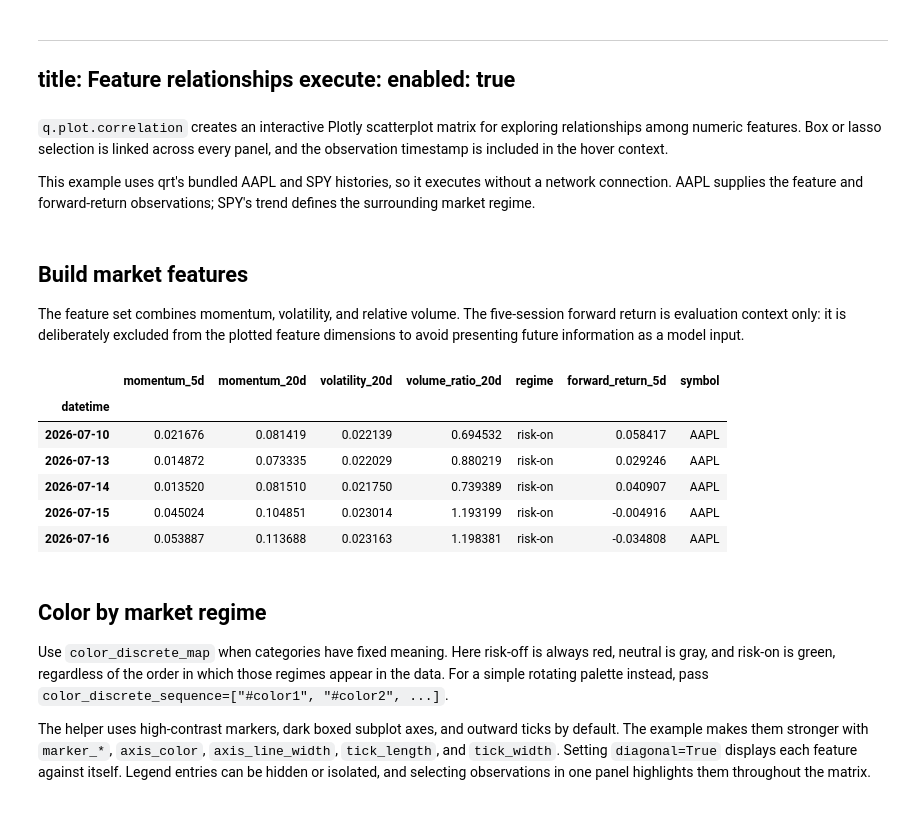
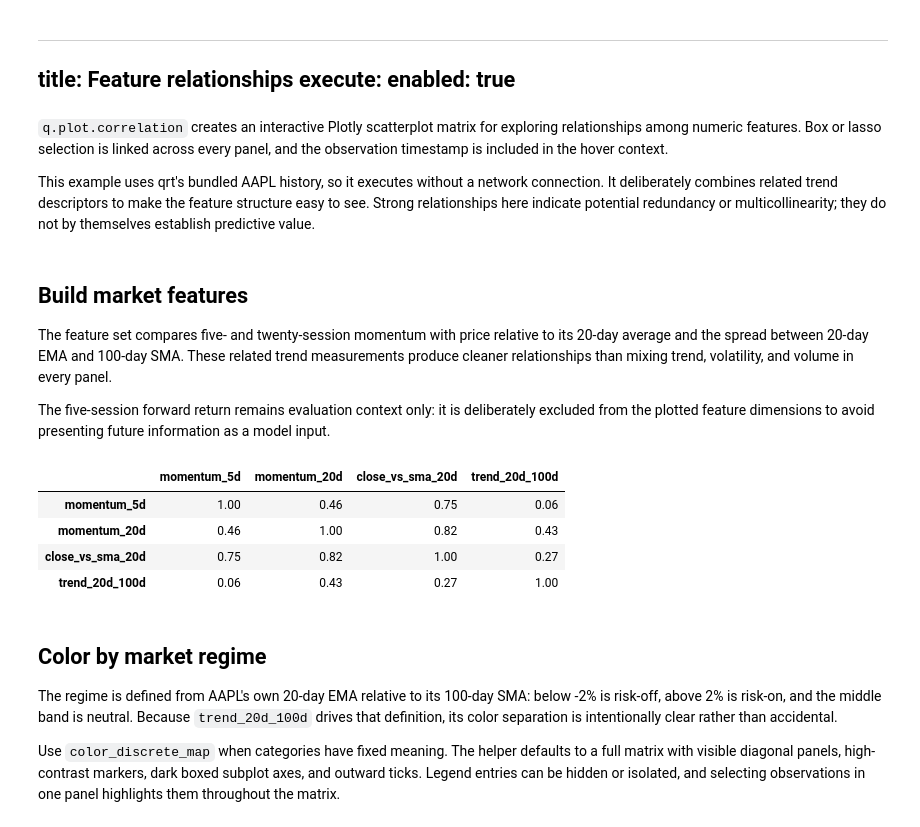
Before and after one commit to quantbert/qrt, a Jupyter notebook: docs/plot/correlation.ipynb, the cells around one changed output. Cells and saved outputs as stored; diff of their text form; code cells hidden in the pictures.

```diff
--- a/docs/plot/correlation.ipynb
+++ b/docs/plot/correlation.ipynb
@@ -7,62 +7,63 @@ execute:
 # %% [markdown]
 `q.plot.correlation` creates an interactive Plotly scatterplot matrix for exploring relationships among numeric features. Box or lasso selection is linked across every panel, and the observation timestamp is included in the hover context.
 
-This example uses qrt's bundled AAPL and SPY histories, so it executes without a network connection. AAPL supplies the feature and forward-return observations; SPY's trend defines the surrounding market regime.
+This example uses qrt's bundled AAPL history, so it executes without a network connection. It deliberately combines related trend descriptors to make the feature structure easy to see. Strong relationships here indicate potential redundancy or multicollinearity; they do not by themselves establish predictive value.
 # %% [markdown]
 ## Build market features
 
-The feature set combines momentum, volatility, and relative volume. The five-session forward return is evaluation context only: it is deliberately excluded from the plotted feature dimensions to avoid presenting future information as a model input.
+The feature set compares five- and twenty-session momentum with price relative to its 20-day average and the spread between 20-day EMA and 100-day SMA. These related trend measurements produce cleaner relationships than mixing trend, volatility, and volume in every panel.
+
+The five-session forward return remains evaluation context only: it is deliberately excluded from the plotted feature dimensions to avoid presenting future information as a model input.
 # %%
 import numpy as np
 import pandas as pd
 
 import qrt as q
 
 aapl = q.data.datasets.load("aapl")
-spy = q.data.datasets.load("spy")
-common_sessions = aapl.index.intersection(spy.index)
-aapl = aapl.loc[common_sessions]
-spy = spy.loc[common_sessions]
-
-aapl_returns = q.indicator.returns(aapl["close"])
-spy_trend = q.indicator.ema(spy["close"], 20).div(
-    q.indicator.sma(spy["close"], 100)
+sma_20d = q.indicator.sma(aapl["close"], 20)
+trend_20d_100d = q.indicator.ema(aapl["close"], 20).div(
+    q.indicator.sma(aapl["close"], 100)
 ).sub(1)
 regime = pd.Series(
     np.select(
-        [spy_trend < -0.01, spy_trend > 0.01],
+        [trend_20d_100d < -0.02, trend_20d_100d > 0.02],
         ["risk-off", "risk-on"],
         default="neutral",
     ),
-    index=spy.index,
+    index=aapl.index,
     name="regime",
 )
 
+feature_columns = [
+    "momentum_5d",
+    "momentum_20d",
+    "close_vs_sma_20d",
+    "trend_20d_100d",
+]
 features = pd.DataFrame(
     {
         "momentum_5d": q.indicator.momentum(aapl["close"], window=5),
         "momentum_20d": q.indicator.momentum(aapl["close"], window=20),
-        "volatility_20d": q.indicator.rolling_volatility(aapl_returns, window=20),
-        "volume_ratio_20d": q.indicator.volume_ratio(aapl["volume"], window=20),
+        "close_vs_sma_20d": aapl["close"].div(sma_20d).sub(1),
+        "trend_20d_100d": trend_20d_100d,
         "regime": regime,
         "forward_return_5d": q.indicator.returns(aapl["close"], periods=5).shift(-5),
         "symbol": "AAPL",
     }
 ).dropna().iloc[-750:]
 
-features.tail()
+features[feature_columns].corr().round(2)
 # %% [output]
-|  | momentum_5d | momentum_20d | volatility_20d | volume_ratio_20d | regime | forward_return_5d | symbol |
-| datetime |  |  |  |  |  |  |  |
-| 2026-07-10 | 0.021676 | 0.081419 | 0.022139 | 0.694532 | risk-on | 0.058417 | AAPL |
-| 2026-07-13 | 0.014872 | 0.073335 | 0.022029 | 0.880219 | risk-on | 0.029246 | AAPL |
-| 2026-07-14 | 0.013520 | 0.081510 | 0.021750 | 0.739389 | risk-on | 0.040907 | AAPL |
-| 2026-07-15 | 0.045024 | 0.104851 | 0.023014 | 1.193199 | risk-on | -0.004916 | AAPL |
-| 2026-07-16 | 0.053887 | 0.113688 | 0.023163 | 1.198381 | risk-on | -0.034808 | AAPL |
+|  | momentum_5d | momentum_20d | close_vs_sma_20d | trend_20d_100d |
+| momentum_5d | 1.00 | 0.46 | 0.75 | 0.06 |
+| momentum_20d | 0.46 | 1.00 | 0.82 | 0.43 |
+| close_vs_sma_20d | 0.75 | 0.82 | 1.00 | 0.27 |
+| trend_20d_100d | 0.06 | 0.43 | 0.27 | 1.00 |
 # %% [markdown]
 ## Color by market regime
 
-Use `color_discrete_map` when categories have fixed meaning. Here risk-off is always red, neutral is gray, and risk-on is green, regardless of the order in which those regimes appear in the data. For a simple rotating palette instead, pass `color_discrete_sequence=["#color1", "#color2", ...]`.
+The regime is defined from AAPL's own 20-day EMA relative to its 100-day SMA: below -2% is risk-off, above 2% is risk-on, and the middle band is neutral. Because `trend_20d_100d` drives that definition, its color separation is intentionally clear rather than accidental.
 
-The helper uses high-contrast markers, dark boxed subplot axes, and outward ticks by default. The example makes them stronger with `marker_*`, `axis_color`, `axis_line_width`, `tick_length`, and `tick_width`. Setting `diagonal=True` displays each feature against itself. Legend entries can be hidden or isolated, and selecting observations in one panel highlights them throughout the matrix.
+Use `color_discrete_map` when categories have fixed meaning. The helper defaults to a full matrix with visible diagonal panels, high-contrast markers, dark boxed subplot axes, and outward ticks. Legend entries can be hidden or isolated, and selecting observations in one panel highlights them throughout the matrix.
 # %%
```
Also changed, not shown: parts of 4 cells of this notebook, 37 other files.
